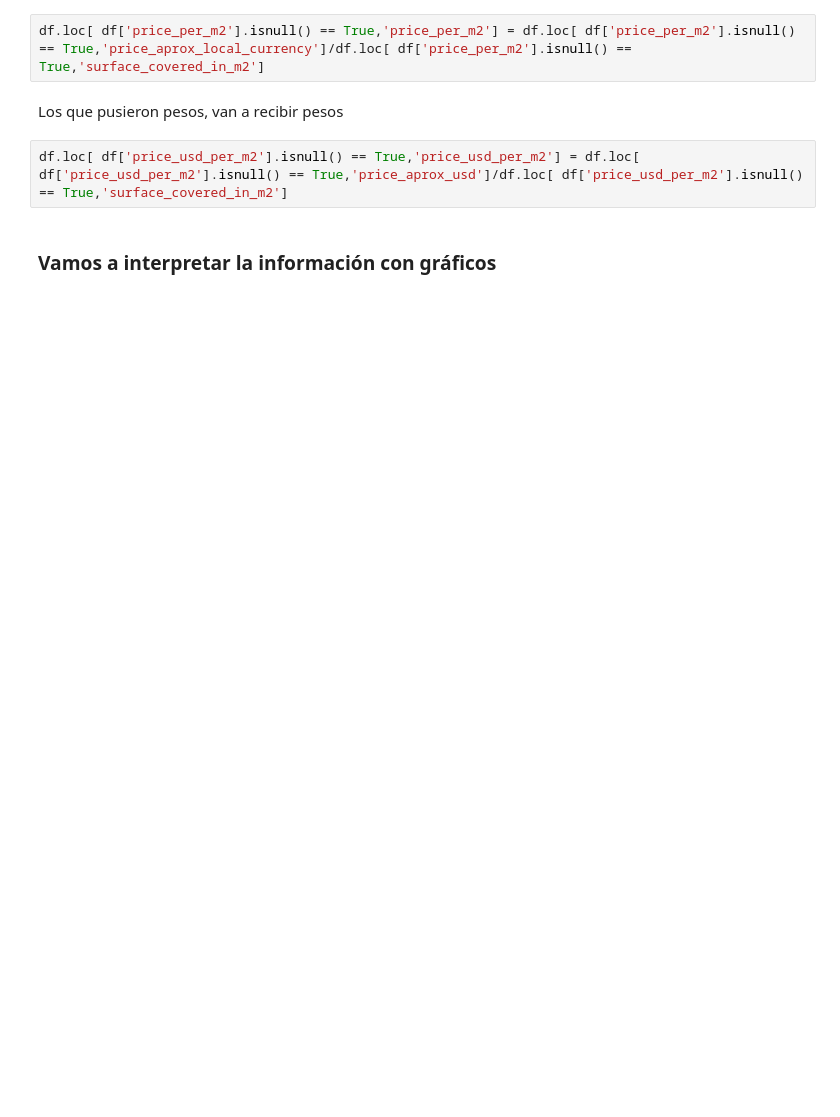
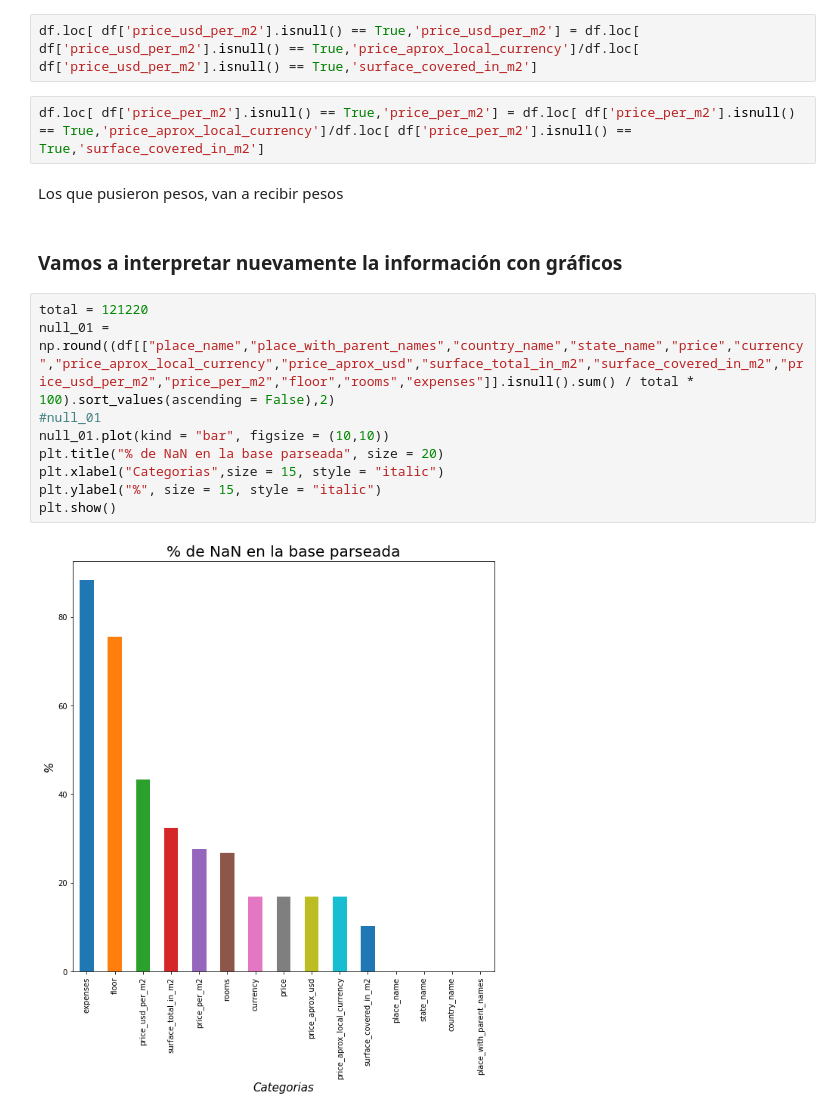
Before and after one commit to atognola/G8_DS_DH, a Jupyter notebook: Limpieza.ipynb, the cells around one changed output. Drawn from its saved outputs; the diff is of its cells as text; blank space fills up the shorter version.

Commit message:
Versión con gráficos agregados

```diff
--- a/Limpieza.ipynb
+++ b/Limpieza.ipynb
@@ -271,11 +293,22 @@ df[df["title"].str.contains("primer","segundo")]
 ### Finalmente, vamos a calcular los valores u$d/m2 en donde falten:
 # %% [markdown]
 Los que pusieron dólares, van a recibir dólares
+# %%
+df.loc[ df['price_usd_per_m2'].isnull() == True,'price_usd_per_m2'] = df.loc[ df['price_usd_per_m2'].isnull() == True,'price_aprox_local_currency']/df.loc[ df['price_usd_per_m2'].isnull() == True,'surface_covered_in_m2']
 # %%
 df.loc[ df['price_per_m2'].isnull() == True,'price_per_m2'] = df.loc[ df['price_per_m2'].isnull() == True,'price_aprox_local_currency']/df.loc[ df['price_per_m2'].isnull() == True,'surface_covered_in_m2']
 # %% [markdown]
 Los que pusieron pesos, van a recibir pesos
-# %%
-df.loc[ df['price_usd_per_m2'].isnull() == True,'price_usd_per_m2'] = df.loc[ df['price_usd_per_m2'].isnull() == True,'price_aprox_usd']/df.loc[ df['price_usd_per_m2'].isnull() == True,'surface_covered_in_m2']
 # %% [markdown]
-### Vamos a interpretar la información con gráficos
+### Vamos a interpretar nuevamente la información con gráficos
+# %%
+total = 121220
+null_01 = np.round((df[["place_name","place_with_parent_names","country_name","state_name","price","currency","price_aprox_local_currency","price_aprox_usd","surface_total_in_m2","surface_covered_in_m2","price_usd_per_m2","price_per_m2","floor","rooms","expenses"]].isnull().sum() / total * 100).sort_values(ascending = False),2)
+#null_01
+null_01.plot(kind = "bar", figsize = (10,10))
+plt.title("% de NaN en la base parseada", size = 20)
+plt.xlabel("Categorias",size = 15, style = "italic")
+plt.ylabel("%", size = 15, style = "italic")
+plt.show()
+# %% [output]
+[figure, added]
```
Also changed, not shown: parts of 4 cells of this notebook.
